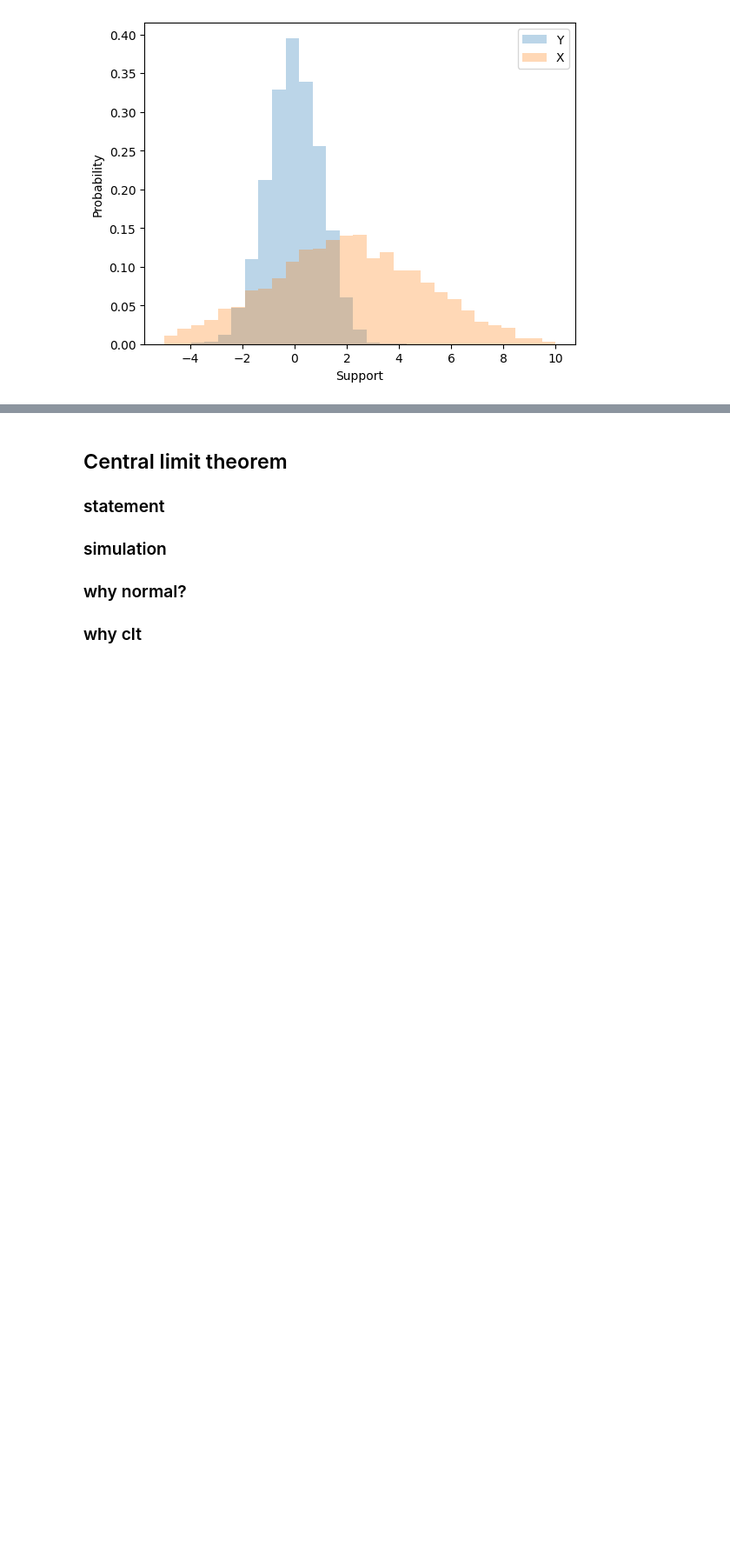
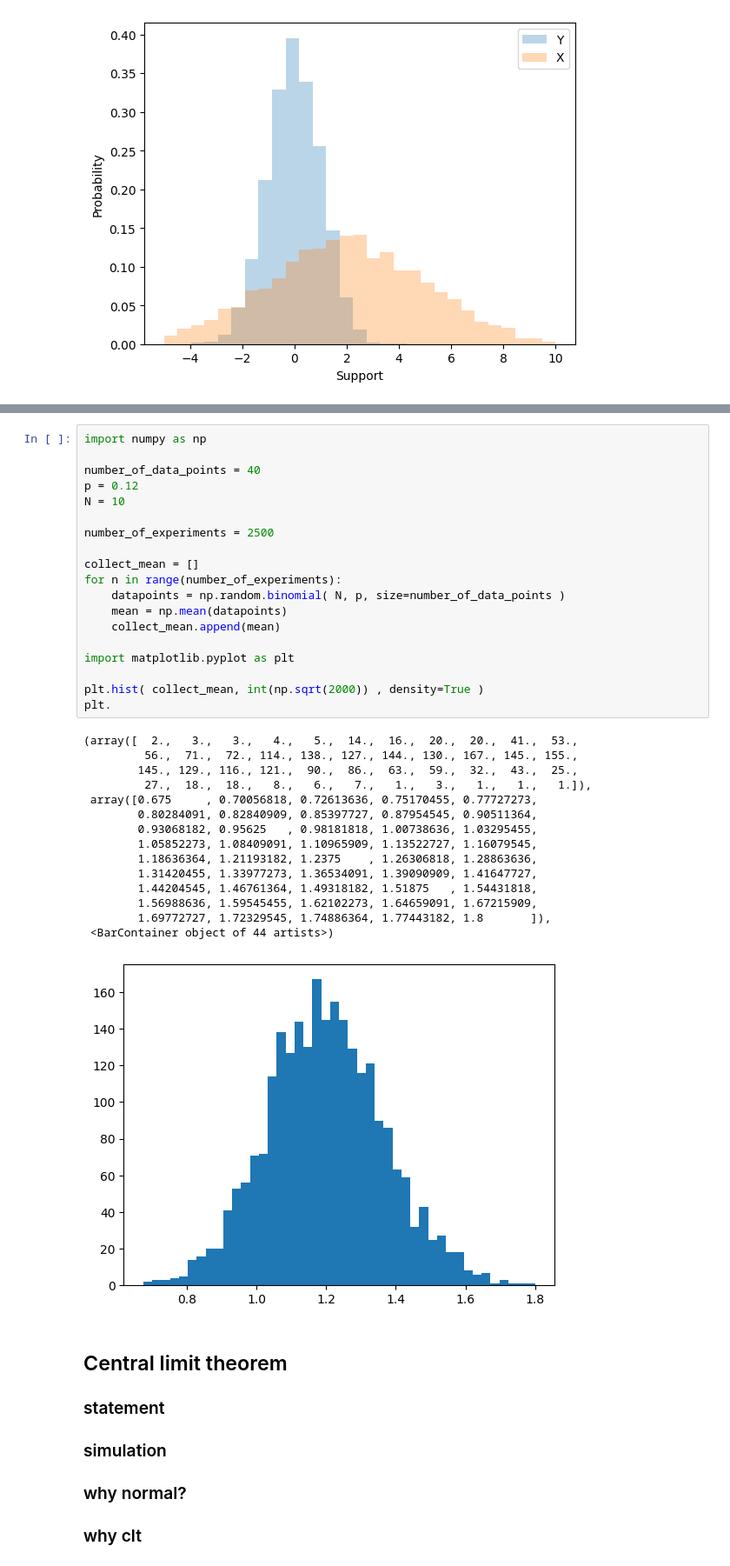
Before and after one commit to computationalUncertaintyLab/dexp_book, a Jupyter notebook: Normal.ipynb, the cells around one changed output, grey strips where cells are left out. Shown at 87% size. Cells and saved outputs as stored; diff of their text form; blank space fills up the shorter version.

```diff
--- a/Normal.ipynb
+++ b/Normal.ipynb
@@ -296,3 +376,38 @@ plt.show()
+# %%
+import numpy as np
+
+number_of_data_points = 40
+p = 0.12
+N = 10
+
+number_of_experiments = 2500
+
+collect_mean = []
+for n in range(number_of_experiments):
+    datapoints = np.random.binomial( N, p, size=number_of_data_points )
+    mean = np.mean(datapoints)
+    collect_mean.append(mean)
+
+import matplotlib.pyplot as plt
+
+plt.hist( collect_mean, int(np.sqrt(2000)) , density=True )
+plt.
+# %% [output]
+(array([  2.,   3.,   3.,   4.,   5.,  14.,  16.,  20.,  20.,  41.,  53.,
+         56.,  71.,  72., 114., 138., 127., 144., 130., 167., 145., 155.,
+        145., 129., 116., 121.,  90.,  86.,  63.,  59.,  32.,  43.,  25.,
+         27.,  18.,  18.,   8.,   6.,   7.,   1.,   3.,   1.,   1.,   1.]),
+ array([0.675     , 0.70056818, 0.72613636, 0.75170455, 0.77727273,
+        0.80284091, 0.82840909, 0.85397727, 0.87954545, 0.90511364,
+        0.93068182, 0.95625   , 0.98181818, 1.00738636, 1.03295455,
+        1.05852273, 1.08409091, 1.10965909, 1.13522727, 1.16079545,
+        1.18636364, 1.21193182, 1.2375    , 1.26306818, 1.28863636,
+        1.31420455, 1.33977273, 1.36534091, 1.39090909, 1.41647727,
+        1.44204545, 1.46761364, 1.49318182, 1.51875   , 1.54431818,
+        1.56988636, 1.59545455, 1.62102273, 1.64659091, 1.67215909,
+        1.69772727, 1.72329545, 1.74886364, 1.77443182, 1.8       ]),
+ <BarContainer object of 44 artists>)
+[figure, added]
 # %% [markdown]
 ## Central limit theorem
 
```
Also changed, not shown: parts of 3 cells of this notebook, 1 other file.
